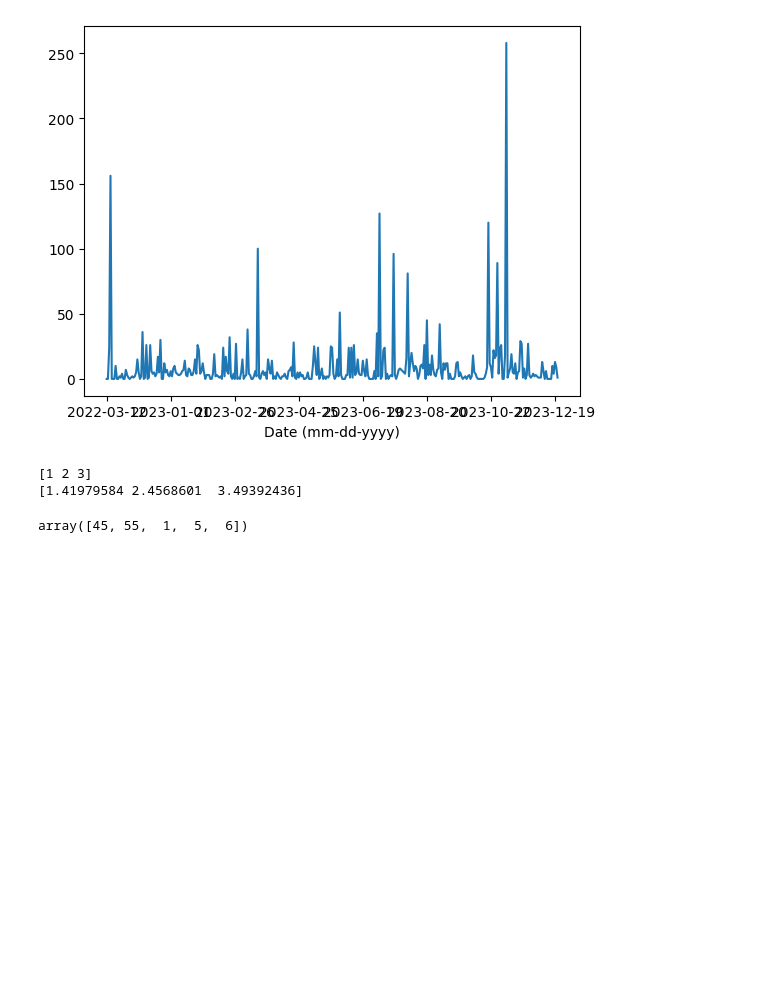
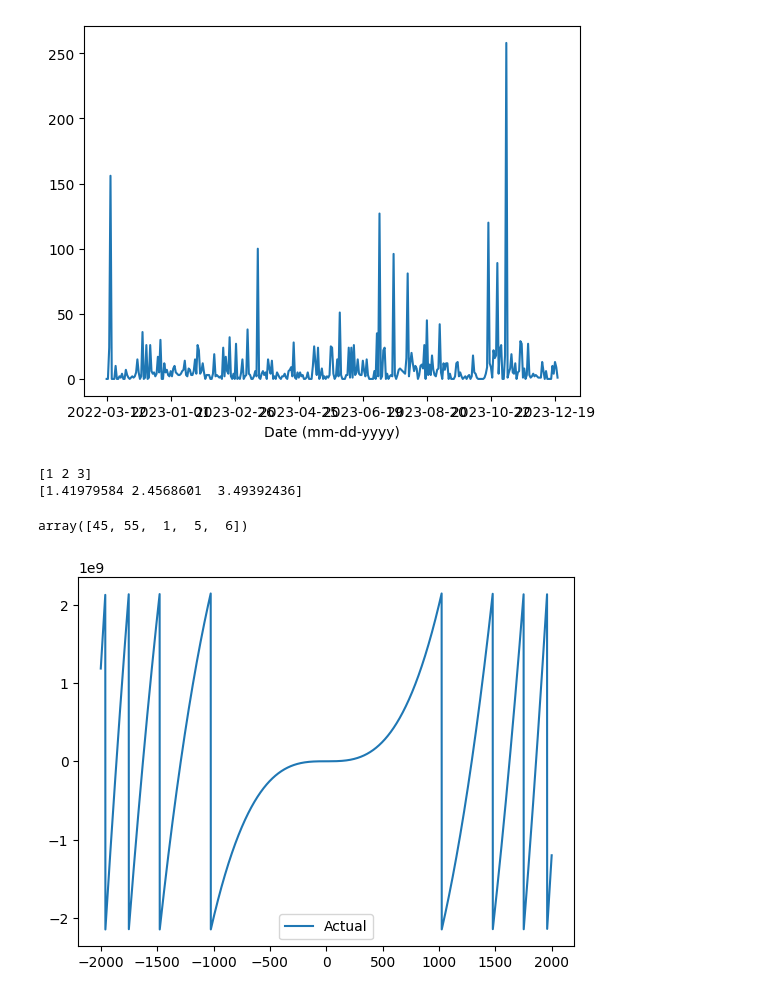
Before and after one commit to LNTR/AR-model-from-scratch, a Jupyter notebook: everhealthy.ipynb, the cells around one changed output. Cells and saved outputs as stored; diff of their text form; code cells hidden in the pictures; blank space fills up the shorter version.

```diff
--- a/everhealthy.ipynb
+++ b/everhealthy.ipynb
@@ -95,3 +95,25 @@ import pandas as pd
 df = pd.read_excel("cleaned_inputs.xlsx")
 df["400g Crystal"]=df["400g Crystal"].apply(lambda x: 40 if x>40 else x)
 df.to_excel("cleaned_inputs2.xlsx")
+# %%
+# Import the necessary modules
+import numpy as np
+from sklearn.preprocessing import PolynomialFeatures
+from sklearn.linear_model import LinearRegression
+import math
+import matplotlib.pyplot as plt
+
+
+# Generate some sample data
+x = np.array(list(range(-2000, 2000)))
+y = 2 * x**3 + (x**2) + 3 * x + 7  # quadratic function with some noise
+
+# Reshape the data to fit the sklearn format
+x = x.reshape(-1, 1)  # one column
+y = y.reshape(-1, 1)  # one column
+
+plt.plot(x, y, label="Actual")
+plt.legend()
+plt.show()
+# %% [output]
+[figure, added]
```
Also changed, not shown: 7 other files.
